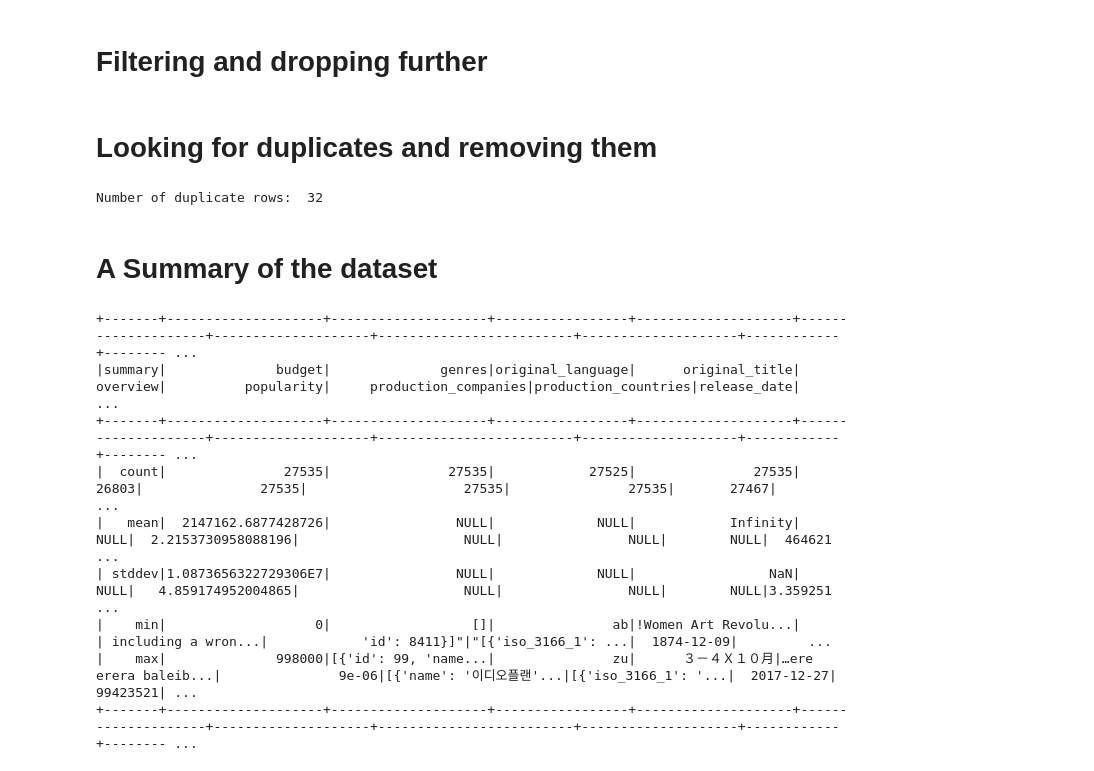
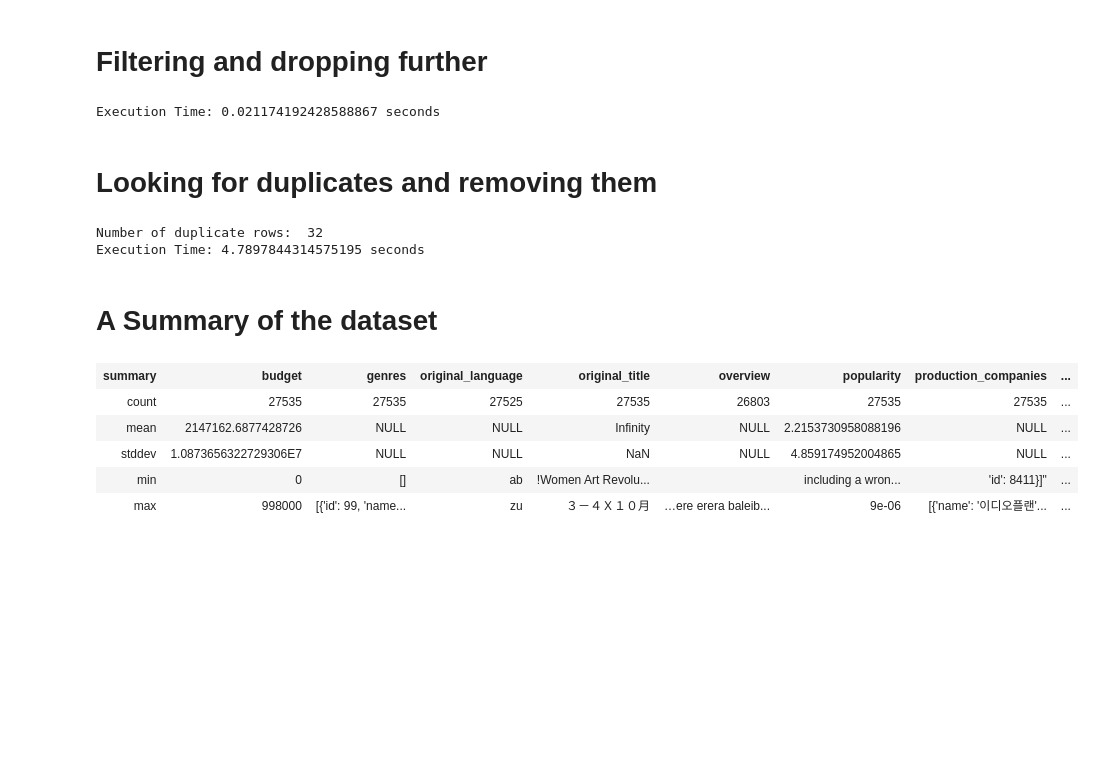
Before and after one commit to FredSabu/University-Salaries, a Jupyter notebook: PySpark preprocessing.ipynb, the cells around one changed output. Saved outputs shown, nothing was run; the diff lists cells and outputs as text; code cells hidden in the pictures; blank space fills up the shorter version.

```diff
--- a/PySpark preprocessing.ipynb
+++ b/PySpark preprocessing.ipynb
@@ -137,6 +184,7 @@ Percentage: 2.44%
 # %% [markdown]
 # Filtering and dropping further
 # %%
+start_time = time.time()
 filtered_movies = movies.filter(movies.adult == 'False')
 filtered_movies = filtered_movies.filter(movies.status == 'Released')
 filtered_movies = filtered_movies.filter(movies.video == False)
@@ -146,25 +194,32 @@ columns_to_drop = [
 ]
 
 filtered_movies = filtered_movies.drop(*columns_to_drop)
+end_time = time.time()
+execution_time = end_time - start_time
+print("Execution Time: {} seconds".format(execution_time))
+# %% [output]
+Execution Time: 0.021174192428588867 seconds
 # %% [markdown]
 # Looking for duplicates and removing them
 # %%
+start_time = time.time()
 duplicate_rows = filtered_movies.groupBy(filtered_movies.columns).count().where(col("count") > 1)
 print('Number of duplicate rows: ', duplicate_rows.count())
 filtered_movies = filtered_movies.dropDuplicates()
+end_time = time.time()
+execution_time = end_time - start_time
+print("Execution Time: {} seconds".format(execution_time))
 # %% [output]
 Number of duplicate rows:  32
+Execution Time: 4.7897844314575195 seconds
 # %% [markdown]
 # A Summary of the dataset
 # %%
-filtered_movies.describe().show()
+filtered_movies.describe()
 # %% [output]
-+-------+--------------------+--------------------+-----------------+--------------------+--------------------+--------------------+-------------------------+--------------------+------------+-------- ...
-|summary|              budget|              genres|original_language|      original_title|            overview|          popularity|     production_companies|production_countries|release_date|         ...
-+-------+--------------------+--------------------+-----------------+--------------------+--------------------+--------------------+-------------------------+--------------------+------------+-------- ...
-|  count|               27535|               27535|            27525|               27535|               26803|               27535|                    27535|               27535|       27467|         ...
-|   mean|  2147162.6877428726|                NULL|             NULL|            Infinity|                NULL|  2.2153730958088196|                     NULL|                NULL|        NULL|  464621 ...
-| stddev|1.0873656322729306E7|                NULL|             NULL|                 NaN|                NULL|   4.859174952004865|                     NULL|                NULL|        NULL|3.359251 ...
-|    min|                   0|                  []|               ab|!Women Art Revolu...|                    | including a wron...|            'id': 8411}]"|"[{'iso_3166_1': ...|  1874-12-09|         ...
-|    max|              998000|[{'id': 99, 'name...|               zu|      ３－４Ｘ１０月|…ere erera baleib...|               9e-06|[{'name': '이디오플랜'...|[{'iso_3166_1': '...|  2017-12-27|           99423521| ...
-+-------+--------------------+--------------------+-----------------+--------------------+--------------------+--------------------+-------------------------+--------------------+------------+-------- ...
+| summary | budget | genres | original_language | original_title | overview | popularity | production_companies | ... |
+| count | 27535 | 27535 | 27525 | 27535 | 26803 | 27535 | 27535 | ... |
+| mean | 2147162.6877428726 | NULL | NULL | Infinity | NULL | 2.2153730958088196 | NULL | ... |
+| stddev | 1.0873656322729306E7 | NULL | NULL | NaN | NULL | 4.859174952004865 | NULL | ... |
+| min | 0 | [] | ab | !Women Art Revolu... |  | including a wron... | 'id': 8411}]" | ... |
+| max | 998000 | [{'id': 99, 'name... | zu | ３－４Ｘ１０月 | …ere erera baleib... | 9e-06 | [{'name': '이디오플랜'... | ... |
```
Also changed, not shown: parts of 14 cells of this notebook.
